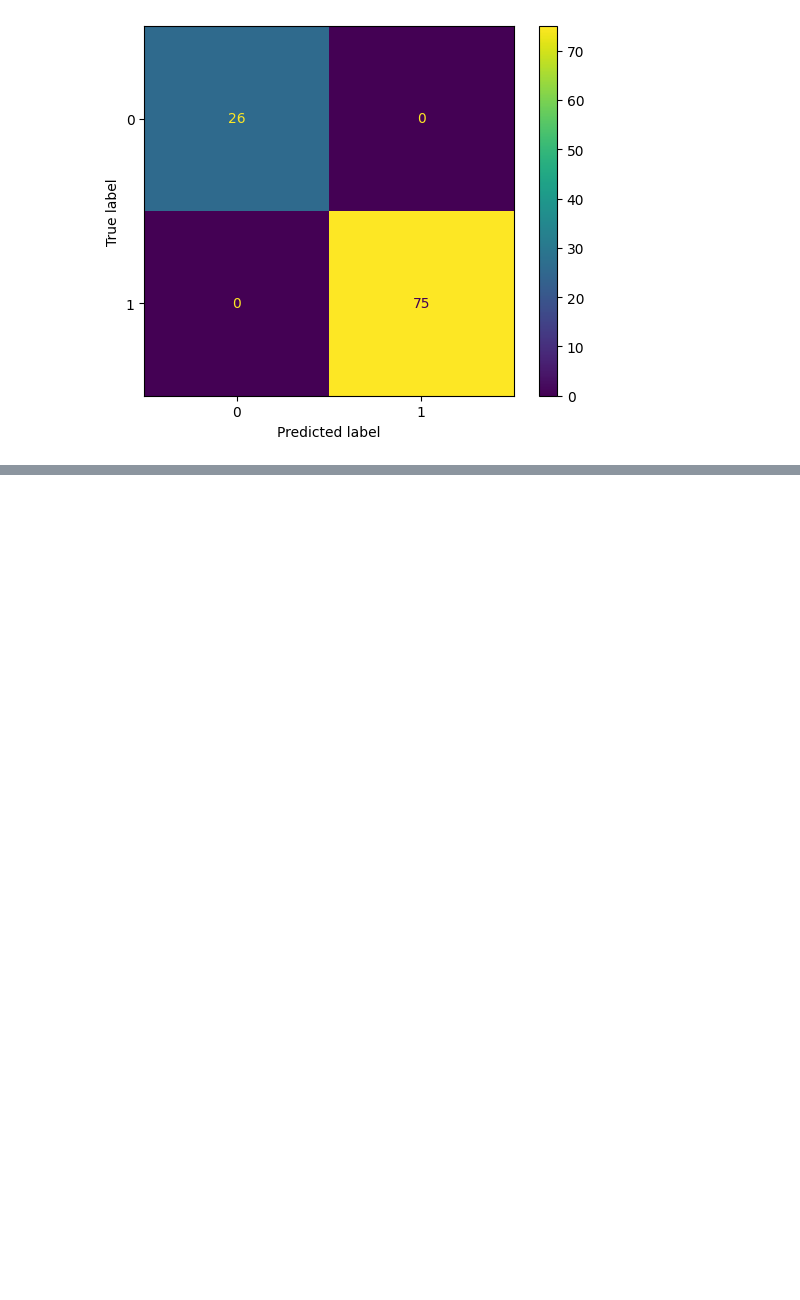
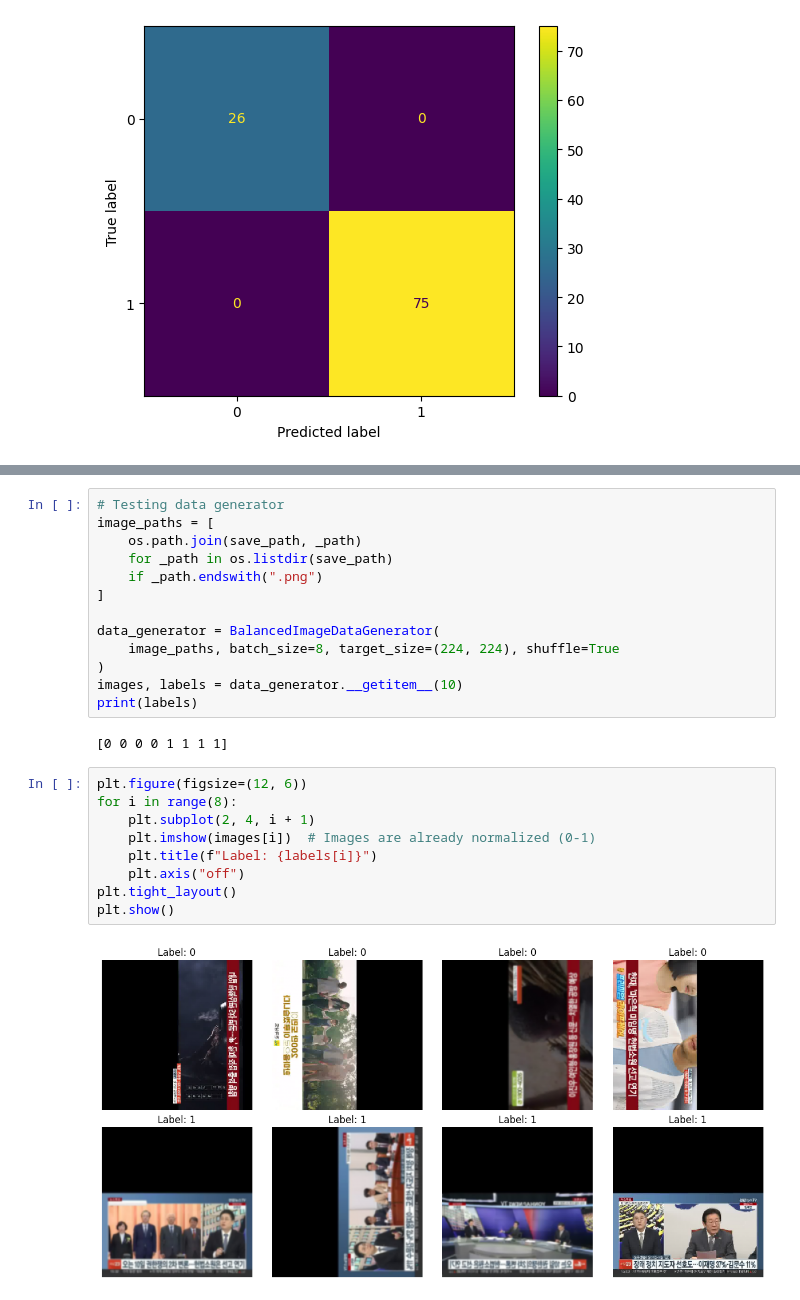
Before and after one commit to 648374hub/ticker-classification, a Jupyter notebook: trainCNN.ipynb, the cells around one changed output, grey strips where cells are left out. Saved outputs shown, nothing was run; the diff lists cells and outputs as text; blank space fills up the shorter version.

```diff
--- a/trainCNN.ipynb
+++ b/trainCNN.ipynb
@@ -555,0 +659,26 @@ plt.show()
+# %%
+# Testing data generator
+image_paths = [
+    os.path.join(save_path, _path)
+    for _path in os.listdir(save_path)
+    if _path.endswith(".png")
+]
+
+data_generator = BalancedImageDataGenerator(
+    image_paths, batch_size=8, target_size=(224, 224), shuffle=True
+)
+images, labels = data_generator.__getitem__(10)
+print(labels)
+# %% [output]
+[0 0 0 0 1 1 1 1]
+# %%
+plt.figure(figsize=(12, 6))
+for i in range(8):
+    plt.subplot(2, 4, i + 1)
+    plt.imshow(images[i])  # Images are already normalized (0-1)
+    plt.title(f"Label: {labels[i]}")
+    plt.axis("off")
+plt.tight_layout()
+plt.show()
+# %% [output]
+[figure, added]
```
Also changed, not shown: parts of 29 cells of this notebook, 1 other file.
